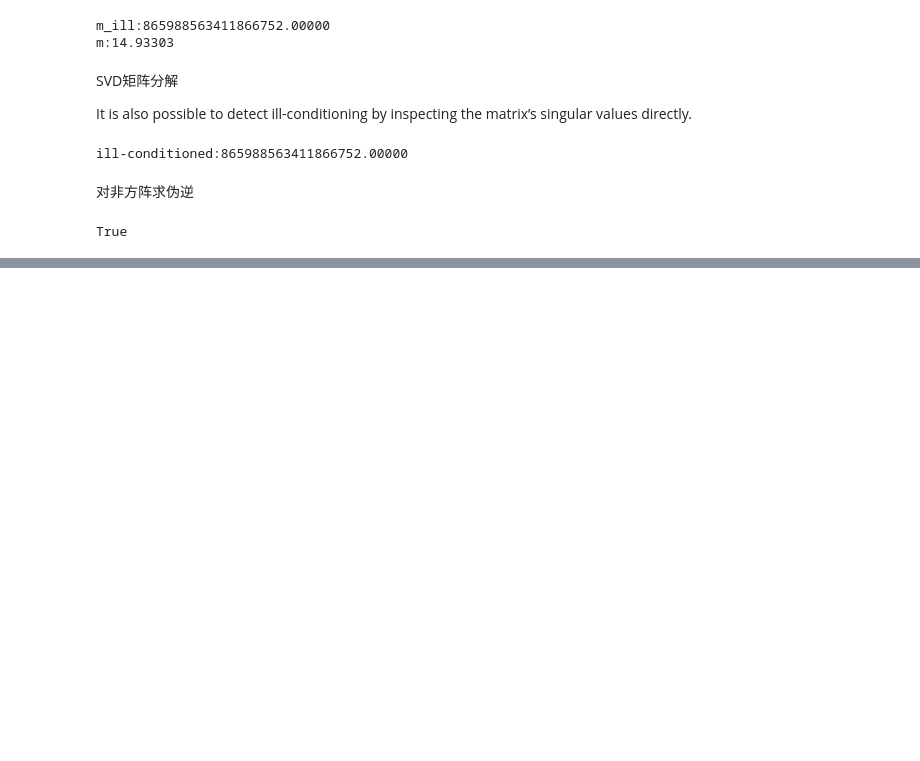
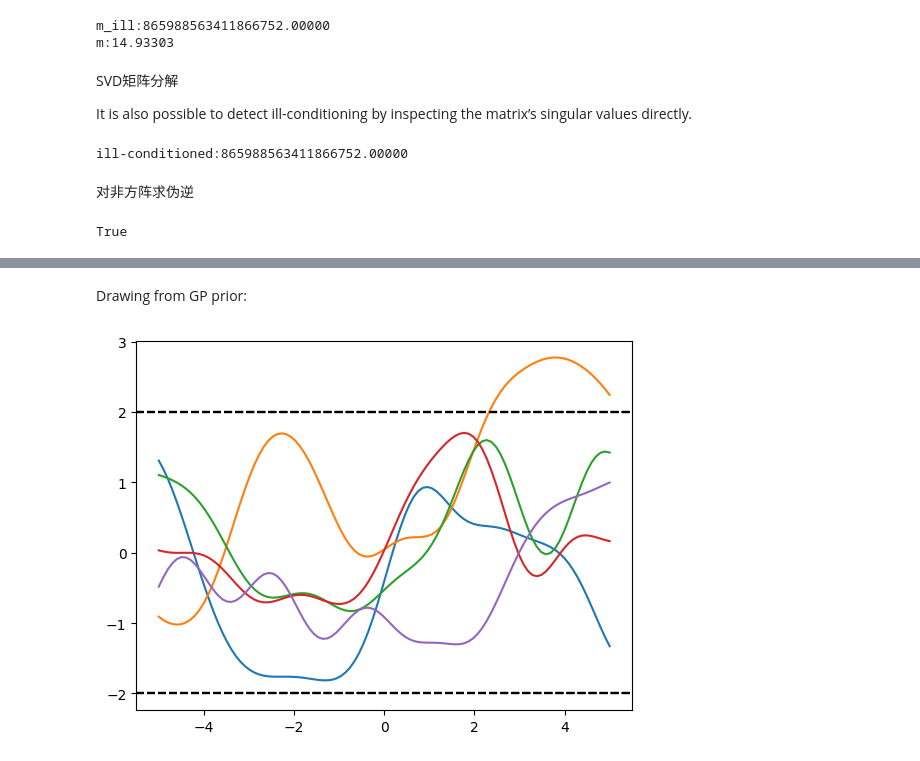
Before and after one commit to xplutoy/cookbook-ml, a Jupyter notebook: cookbook_ml/scipy.ipynb, the cells around one changed output, grey strips where cells are left out. Cells and saved outputs as stored; diff of their text form; code cells hidden in the pictures; blank space fills up the shorter version.

```diff
--- a/cookbook_ml/scipy.ipynb
+++ b/cookbook_ml/scipy.ipynb
@@ -99,0 +119,28 @@ True
+# %%
+def gaussian_kernel(x1, x2):
+    return np.exp(-0.5 * (x1 - x2) ** 2)
+
+
+kernel = gaussian_kernel
+# %% [markdown]
+Drawing from GP prior:
+# %%
+n = 100
+
+for _ in range(5):
+    X = np.linspace(-5, 5, n)
+    K = np.zeros((n, n))
+
+    for i in range(n):
+        for j in range(n):
+            curr_k = kernel(X[i], X[j])
+            K[i, j] = curr_k
+            K[j, i] = curr_k
+
+    Y = sp.stats.multivariate_normal(mean=np.zeros(n), cov=K, allow_singular=True).rvs()
+
+    plt.axhline(-2, linestyle="--", c="black")
+    plt.axhline(2, linestyle="--", c="black")
+    plt.plot(X, Y)
+# %% [output]
+[figure, added]
```
Also changed, not shown: parts of 9 cells of this notebook.
